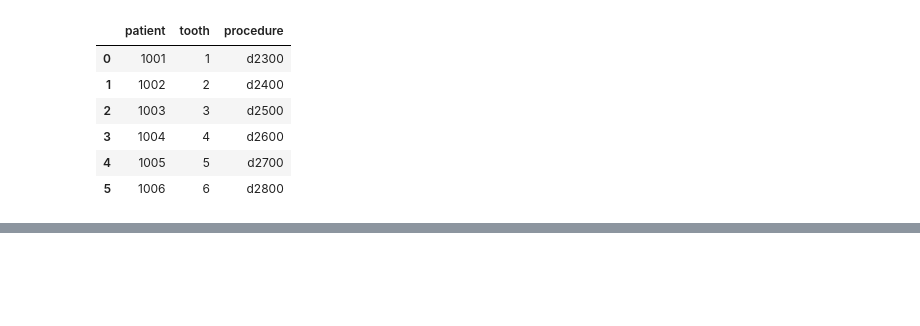
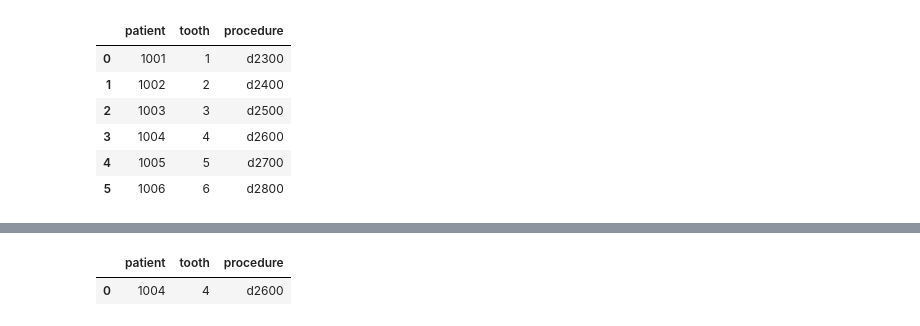
Before and after one commit to wdduncan/test-data-field-punning, a Jupyter notebook: notebooks/schema_demo.ipynb, the cells around one changed output, grey strips where cells are left out. Drawn from its saved outputs; the diff is of its cells as text; code cells hidden in the pictures; blank space fills up the shorter version.

```diff
--- a/notebooks/schema_demo.ipynb
+++ b/notebooks/schema_demo.ipynb
@@ -481,0 +532,26 @@ pds.DataFrame(data, columns=["patient", "tooth", "procedure"])
+# %%
+# part one: fetch field value uris
+q = """
+base <https://data-field-punning.owl/>
+prefix : <https://data-field-punning.owl/>
+select ?patient ?tooth ?procedure where {
+  # specify what enum represents the field whose values it defines
+  ?enum_uri
+      a :enumerated_value;
+      :represents :root_canal;
+      :has_value ?enum_value;
+      :defines_values_in ?field_uri .
+
+  # fetch data/values from field defined by enum
+  ?row
+      a :row;
+      <field/procedures.patient_id> [:has_value ?patient];
+      <field/procedures.tooth_num> [:has_value ?tooth];
+      ?field_uri [:has_value ?procedure] .
+  filter(?procedure = ?enum_value)
+}
+"""
+g.sparql_query_to_df(q)
+# %% [output]
+|  | patient | tooth | procedure |
+| 0 | 1004 | 4 | d2600 |
```
Also changed, not shown: parts of 16 cells of this notebook, 3 other files.
